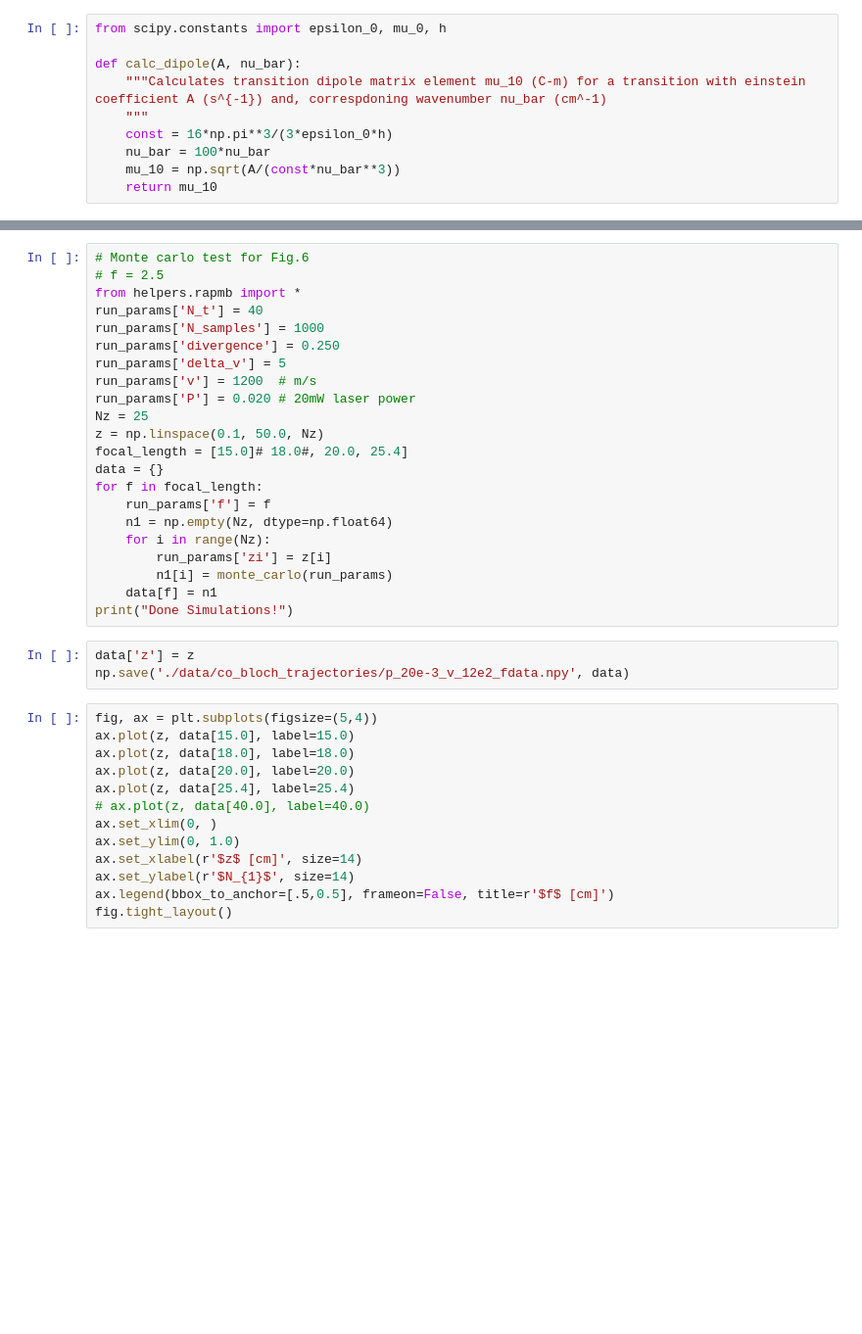
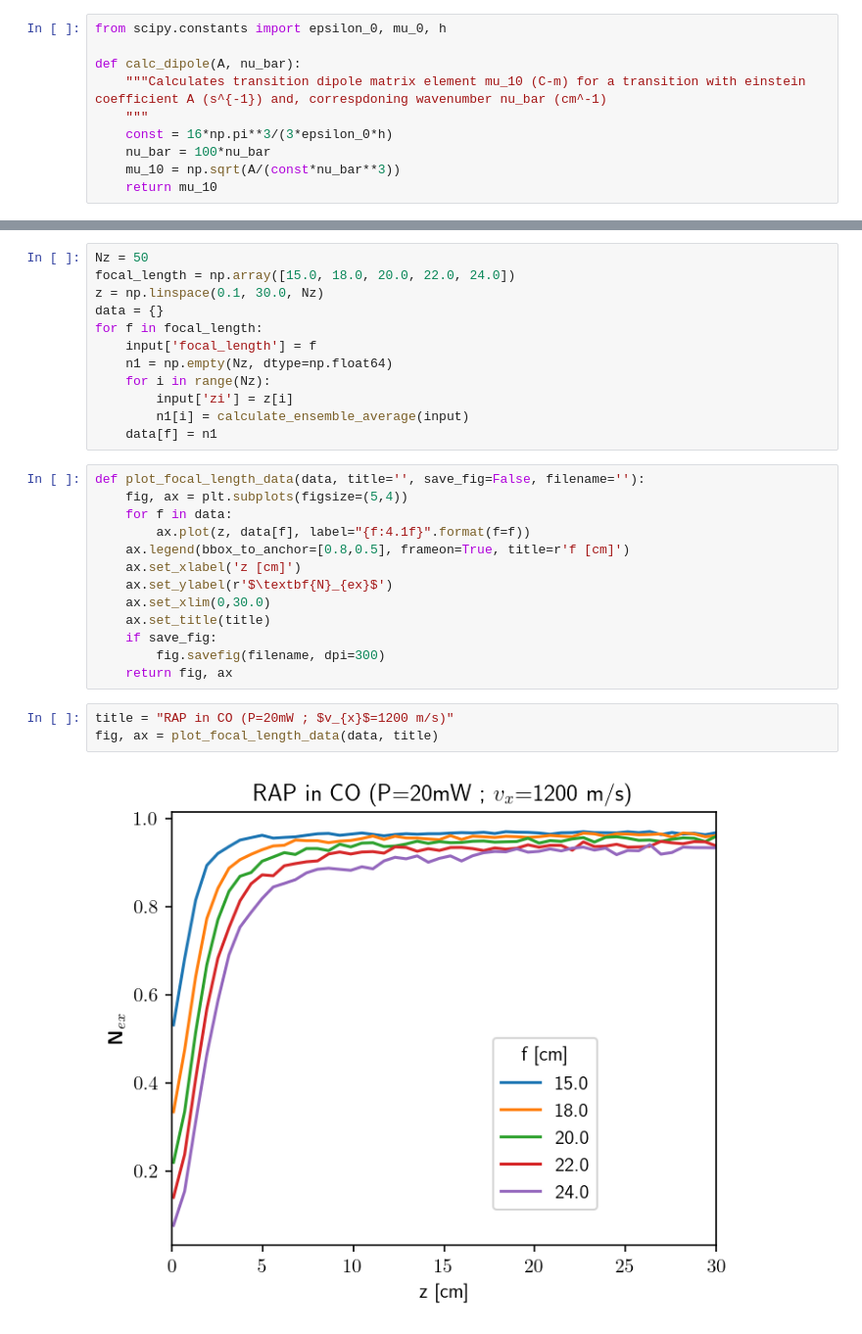
Before and after one commit to vijaymocherla/rap-mb, a Jupyter notebook: notebooks/carbon-monoxide.ipynb, the cells around one changed output, grey strips where cells are left out. Shown at 98% size. Saved outputs shown, nothing was run; the diff lists cells and outputs as text; blank space fills up the shorter version.

```diff
--- a/notebooks/carbon-monoxide.ipynb
+++ b/notebooks/carbon-monoxide.ipynb
@@ -51,38 +63,30 @@ from helpers.rapmb import *
 # %%
-# Monte carlo test for Fig.6
-# f = 2.5
-from helpers.rapmb import *
-run_params['N_t'] = 40
-run_params['N_samples'] = 1000
-run_params['divergence'] = 0.250
-run_params['delta_v'] = 5
-run_params['v'] = 1200  # m/s
-run_params['P'] = 0.020 # 20mW laser power
-Nz = 25
-z = np.linspace(0.1, 50.0, Nz)
-focal_length = [15.0]# 18.0#, 20.0, 25.4]
+Nz = 50
+focal_length = np.array([15.0, 18.0, 20.0, 22.0, 24.0])
+z = np.linspace(0.1, 30.0, Nz)
 data = {}
 for f in focal_length:
-    run_params['f'] = f
+    input['focal_length'] = f
     n1 = np.empty(Nz, dtype=np.float64)
     for i in range(Nz):
-        run_params['zi'] = z[i]
-        n1[i] = monte_carlo(run_params)
+        input['zi'] = z[i]
+        n1[i] = calculate_ensemble_average(input)
     data[f] = n1
-print("Done Simulations!")
-# %%
-data['z'] = z
-np.save('./data/co_bloch_trajectories/p_20e-3_v_12e2_fdata.npy', data)
-# %%
-fig, ax = plt.subplots(figsize=(5,4))
-ax.plot(z, data[15.0], label=15.0)
-ax.plot(z, data[18.0], label=18.0)
-ax.plot(z, data[20.0], label=20.0)
-ax.plot(z, data[25.4], label=25.4)
-# ax.plot(z, data[40.0], label=40.0)
-ax.set_xlim(0, )
-ax.set_ylim(0, 1.0)
-ax.set_xlabel(r'$z$ [cm]', size=14)
-ax.set_ylabel(r'$N_{1}$', size=14)
-ax.legend(bbox_to_anchor=[.5,0.5], frameon=False, title=r'$f$ [cm]')
-fig.tight_layout()
+# %%
+def plot_focal_length_data(data, title='', save_fig=False, filename=''):
+    fig, ax = plt.subplots(figsize=(5,4))
+    for f in data:
+        ax.plot(z, data[f], label="{f:4.1f}".format(f=f))
+    ax.legend(bbox_to_anchor=[0.8,0.5], frameon=True, title=r'f [cm]')
+    ax.set_xlabel('z [cm]')
+    ax.set_ylabel(r'$\textbf{N}_{ex}$')
+    ax.set_xlim(0,30.0)
+    ax.set_title(title)
+    if save_fig:
+        fig.savefig(filename, dpi=300)
+    return fig, ax
+# %%
+title = "RAP in CO (P=20mW ; $v_{x}$=1200 m/s)"
+fig, ax = plot_focal_length_data(data, title)
+# %% [output]
+[figure, added]
```
Also changed, not shown: parts of 10 cells of this notebook, 3 other files.
